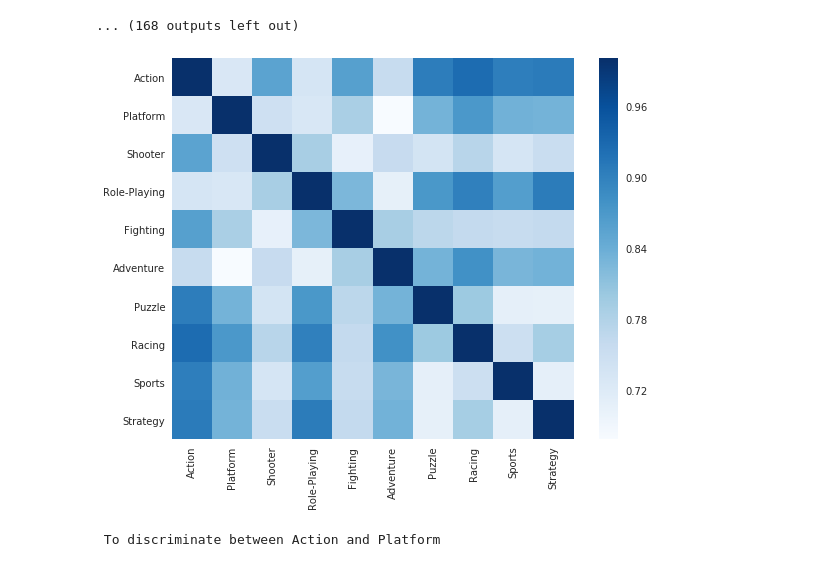
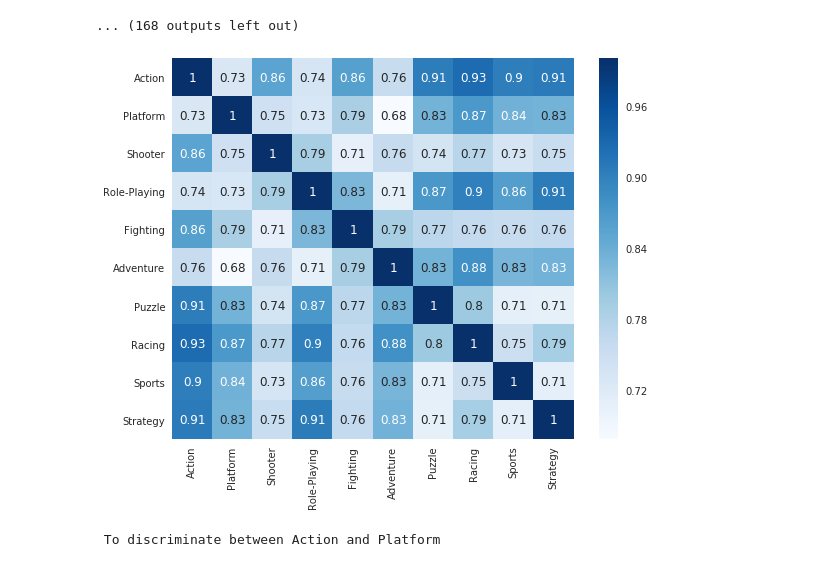
Before and after one commit to cedricviaccoz/musicology, a Jupyter notebook: dataset/Final Analysis and Results.ipynb, the cells around one changed output. Drawn from its saved outputs; the diff is of its cells as text; code cells hidden in the pictures.

Commit message:
more readable heatmap

```diff
--- a/dataset/Final Analysis and Results.ipynb
+++ b/dataset/Final Analysis and Results.ipynb
@@ -299,20 +299,20 @@ The genres are: Action, Role-Playing
 # %%
 scores_matrix = np.zeros((len(selected_genres), len(selected_genres)))
 name2Idx = {v: k for k,v in dict(enumerate(selected_genres)).items()}
 for (genre1, genre2), value in scores_tuples.items():
     scores_matrix[name2Idx[genre1], name2Idx[genre2]] = value['test_accuracy'].mean()
 scores_matrix += scores_matrix.T
 np.fill_diagonal(scores_matrix, 1)
 
 mask = np.zeros_like(scores_matrix)
 mask[np.triu_indices_from(mask)] = True
 mask = np.zeros_like(scores_matrix)
 
 fig, ax = plt.subplots(figsize=(9,7))
 sns.axes_style()
-sns.heatmap(scores_matrix, cmap='Blues', mask=mask, xticklabels=name2Idx.keys(), yticklabels=name2Idx.keys(), ax=ax);
+sns.heatmap(scores_matrix, cmap='Blues',annot=True,  mask=mask, xticklabels=name2Idx.keys(), yticklabels=name2Idx.keys(), ax=ax);
 # %% [output]
-[figure, old version]
+[figure, new version]
 # %%
 for (genre1, genre2), important_features in features_importance_tuples.items():
     print("\033[1m To discriminate between %s and %s \033[0m"%(genre1, genre2))
```
